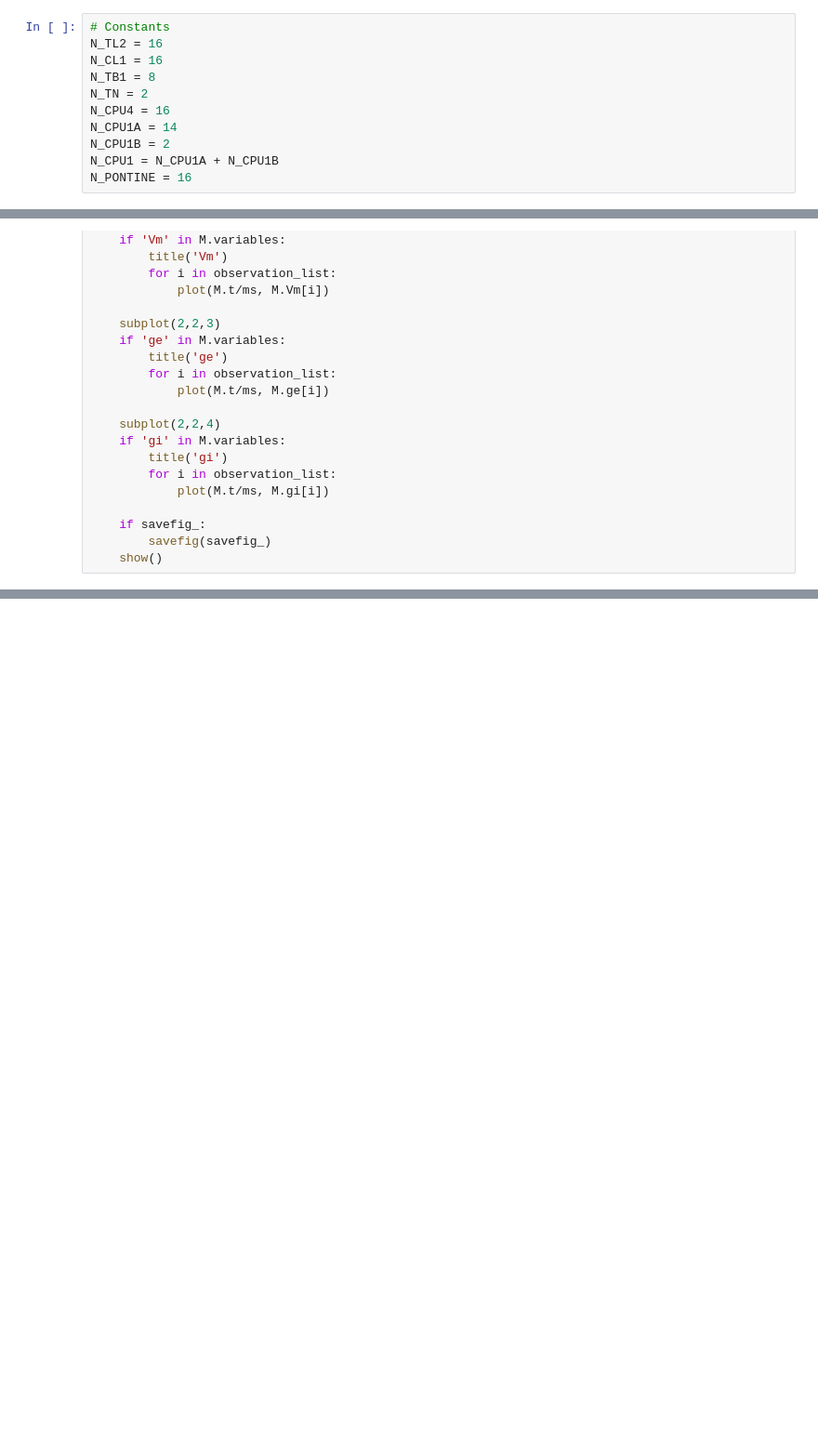
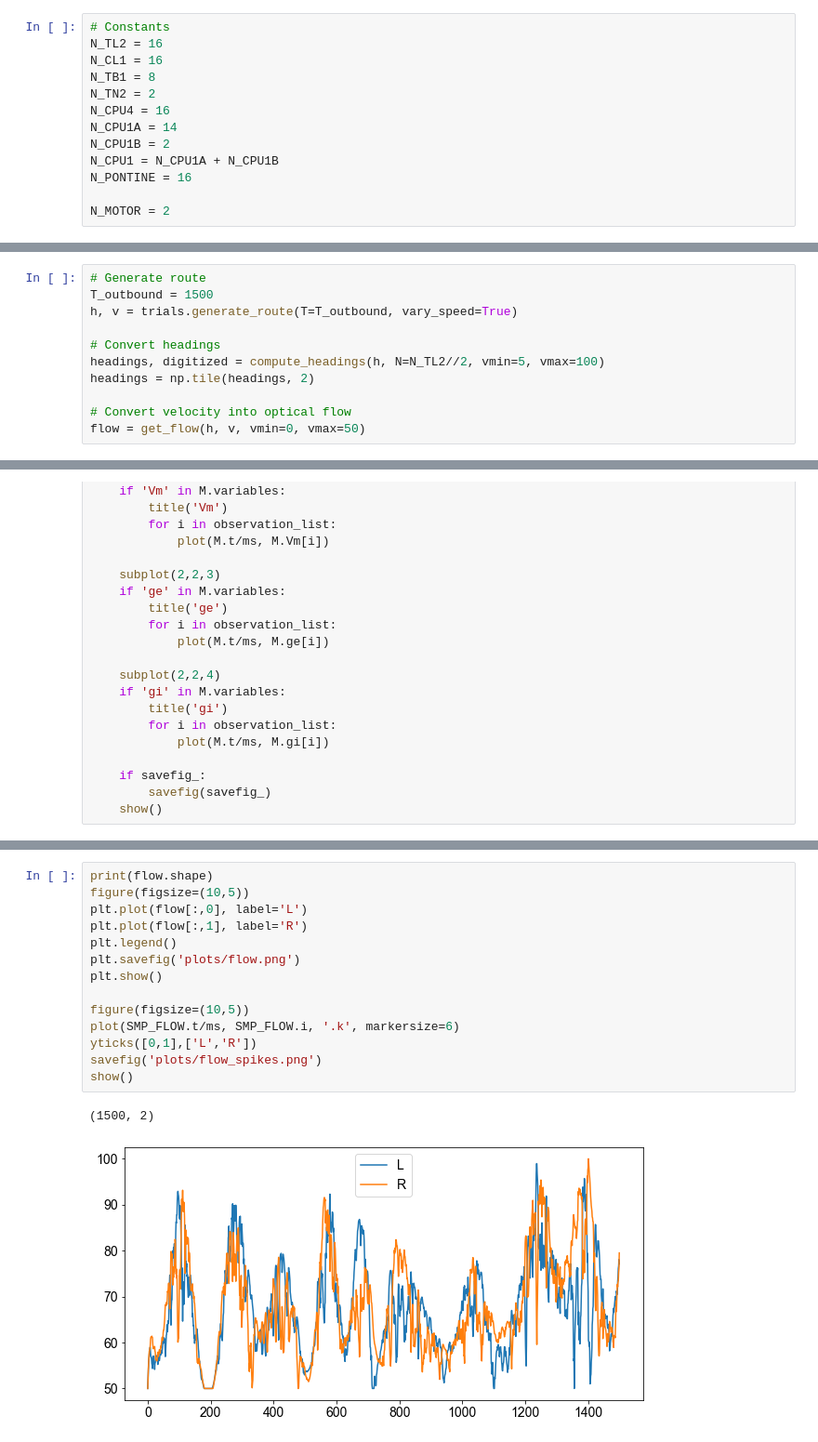
Before and after one commit to filippoferrari/CX_Path_Integration, a Jupyter notebook: notebooks/CX_model.ipynb, the cells around one changed output, grey strips where cells are left out. Shown: that part at 93% size. Drawn from its saved outputs; the diff is of its cells as text; blank space fills up the shorter version.

```diff
--- a/notebooks/CX_model.ipynb
+++ b/notebooks/CX_model.ipynb
@@ -21,10 +21,12 @@ import src.plotting
 N_TL2 = 16
 N_CL1 = 16
 N_TB1 = 8
-N_TN = 2
+N_TN2 = 2
 N_CPU4 = 16
 N_CPU1A = 14
 N_CPU1B = 2
 N_CPU1 = N_CPU1A + N_CPU1B
 N_PONTINE = 16
+
+N_MOTOR = 2
 # %%
@@ -60,3 +85,14 @@ headings = np.tile(headings, 2)
+# %%
+# Generate route
+T_outbound = 1500
+h, v = trials.generate_route(T=T_outbound, vary_speed=True)
+
+# Convert headings
+headings, digitized = compute_headings(h, N=N_TL2//2, vmin=5, vmax=100)
+headings = np.tile(headings, 2)
+
+# Convert velocity into optical flow
+flow = get_flow(h, v, vmin=0, vmax=50)
 # %%
 start_scope()
 
@@ -352,0 +407,17 @@ plot_stuff(SPM_TB1, STM_TB1, name='TB1', observation_list=list(range(8)), figsiz
+# %%
+print(flow.shape)
+figure(figsize=(10,5))
+plt.plot(flow[:,0], label='L')
+plt.plot(flow[:,1], label='R')
+plt.legend()
+plt.savefig('plots/flow.png')
+plt.show()
+
+figure(figsize=(10,5))
+plot(SMP_FLOW.t/ms, SMP_FLOW.i, '.k', markersize=6)
+yticks([0,1],['L','R'])
+savefig('plots/flow_spikes.png')
+show()
+# %% [output]
+(1500, 2)
+[figure, added]
```
Also changed, not shown: parts of 15 cells of this notebook.
